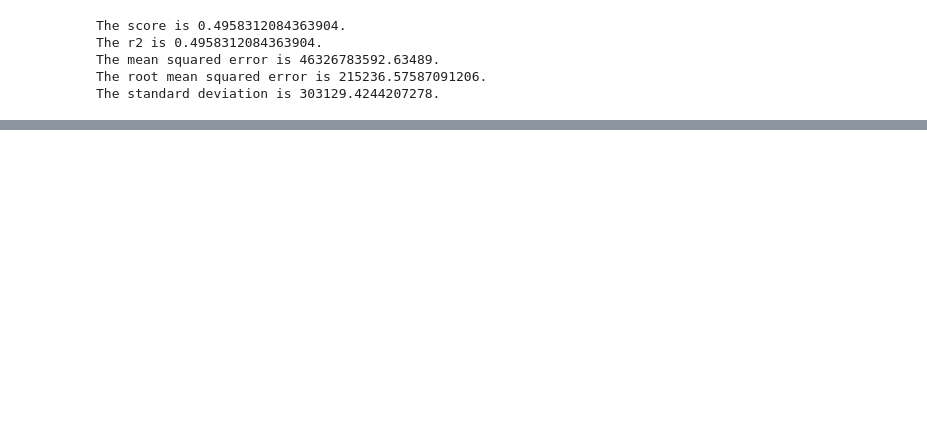
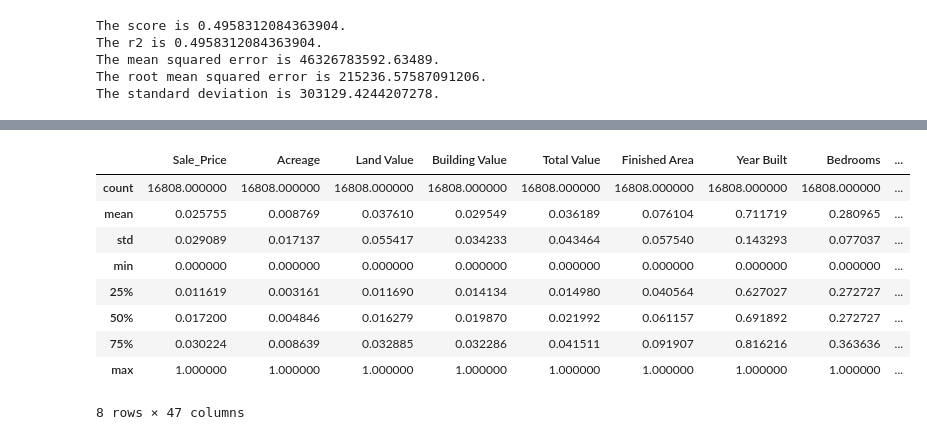
Before and after one commit to margoberry17/Predicting-Hosing-Prices-using-ML, a Jupyter notebook: Project 4.ipynb, the cells around one changed output, grey strips where cells are left out. Saved outputs shown, nothing was run; the diff lists cells and outputs as text; code cells hidden in the pictures; blank space fills up the shorter version.

```diff
--- a/Project 4.ipynb
+++ b/Project 4.ipynb
@@ -224,0 +346,13 @@ cleaned_df.to_csv('cleaned_data.csv', index=False)
+# %%
+df_train.describe()
+# %% [output]
+|  | Sale_Price | Acreage | Land Value | Building Value | Total Value | Finished Area | Year Built | Bedrooms | ... |
+| count | 16808.000000 | 16808.000000 | 16808.000000 | 16808.000000 | 16808.000000 | 16808.000000 | 16808.000000 | 16808.000000 | ... |
+| mean | 0.025755 | 0.008769 | 0.037610 | 0.029549 | 0.036189 | 0.076104 | 0.711719 | 0.280965 | ... |
+| std | 0.029089 | 0.017137 | 0.055417 | 0.034233 | 0.043464 | 0.057540 | 0.143293 | 0.077037 | ... |
+| min | 0.000000 | 0.000000 | 0.000000 | 0.000000 | 0.000000 | 0.000000 | 0.000000 | 0.000000 | ... |
+| 25% | 0.011619 | 0.003161 | 0.011690 | 0.014134 | 0.014980 | 0.040564 | 0.627027 | 0.272727 | ... |
+| 50% | 0.017200 | 0.004846 | 0.016279 | 0.019870 | 0.021992 | 0.061157 | 0.691892 | 0.272727 | ... |
+| 75% | 0.030224 | 0.008639 | 0.032885 | 0.032286 | 0.041511 | 0.091907 | 0.816216 | 0.363636 | ... |
+| max | 1.000000 | 1.000000 | 1.000000 | 1.000000 | 1.000000 | 1.000000 | 1.000000 | 1.000000 | ... |
+8 rows × 47 columns
```
Also changed, not shown: parts of 15 cells of this notebook.
